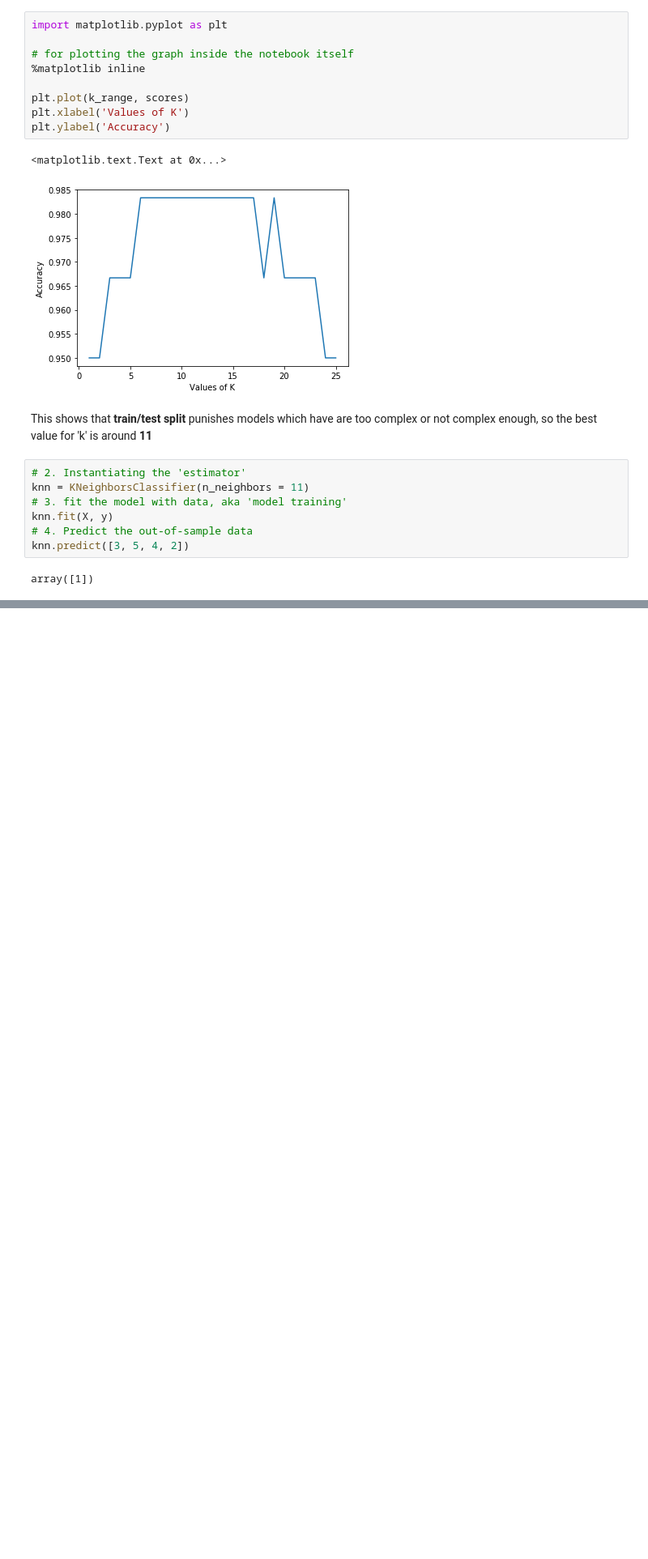
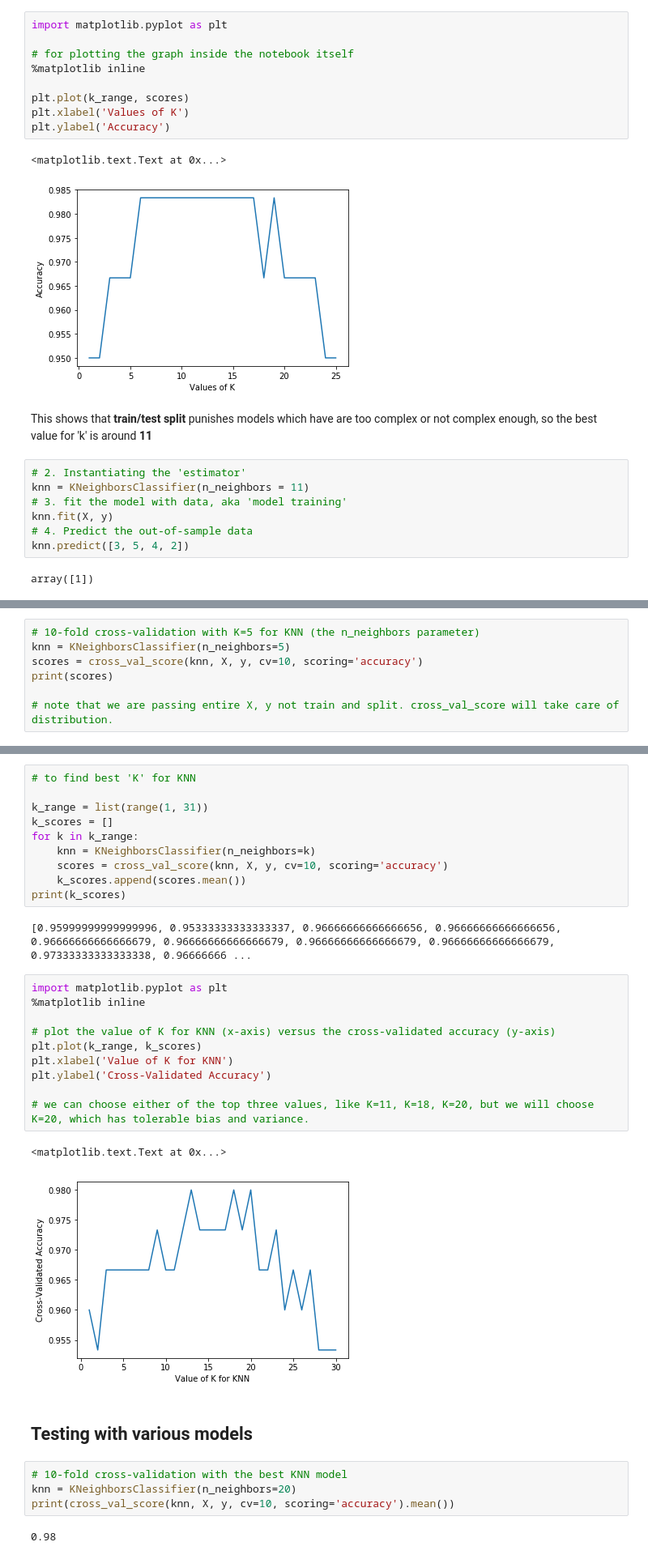
Before and after one commit to greed2411/ML, a Jupyter notebook: KNN-sklearn.ipynb, the cells around one changed output, grey strips where cells are left out. Shown: that part at 81% size. Drawn from its saved outputs; the diff is of its cells as text; blank space fills up the shorter version.

Commit message:
cross_validation techniques and tricks

```diff
--- a/KNN-sklearn.ipynb
+++ b/KNN-sklearn.ipynb
@@ -124,0 +129,7 @@ array([1])
+# %%
+# 10-fold cross-validation with K=5 for KNN (the n_neighbors parameter)
+knn = KNeighborsClassifier(n_neighbors=5)
+scores = cross_val_score(knn, X, y, cv=10, scoring='accuracy')
+print(scores)
+
+# note that we are passing entire X, y not train and split. cross_val_score will take care of distribution.
@@ -124,0 +146,33 @@ array([1])
+# %%
+# to find best 'K' for KNN
+
+k_range = list(range(1, 31))
+k_scores = []
+for k in k_range:
+    knn = KNeighborsClassifier(n_neighbors=k)
+    scores = cross_val_score(knn, X, y, cv=10, scoring='accuracy')
+    k_scores.append(scores.mean())
+print(k_scores)
+# %% [output]
+[0.95999999999999996, 0.95333333333333337, 0.96666666666666656, 0.96666666666666656, 0.96666666666666679, 0.96666666666666679, 0.96666666666666679, 0.96666666666666679, 0.97333333333333338, 0.96666666 ...
+# %%
+import matplotlib.pyplot as plt
+%matplotlib inline
+
+# plot the value of K for KNN (x-axis) versus the cross-validated accuracy (y-axis)
+plt.plot(k_range, k_scores)
+plt.xlabel('Value of K for KNN')
+plt.ylabel('Cross-Validated Accuracy')
+
+# we can choose either of the top three values, like K=11, K=18, K=20, but we will choose K=20, which has tolerable bias and variance.
+# %% [output]
+<matplotlib.text.Text at 0x...>
+[figure, added]
+# %% [markdown]
+## Testing with various models
+# %%
+# 10-fold cross-validation with the best KNN model
+knn = KNeighborsClassifier(n_neighbors=20)
+print(cross_val_score(knn, X, y, cv=10, scoring='accuracy').mean())
+# %% [output]
+0.98
```
Also changed, not shown: parts of 7 cells of this notebook.
